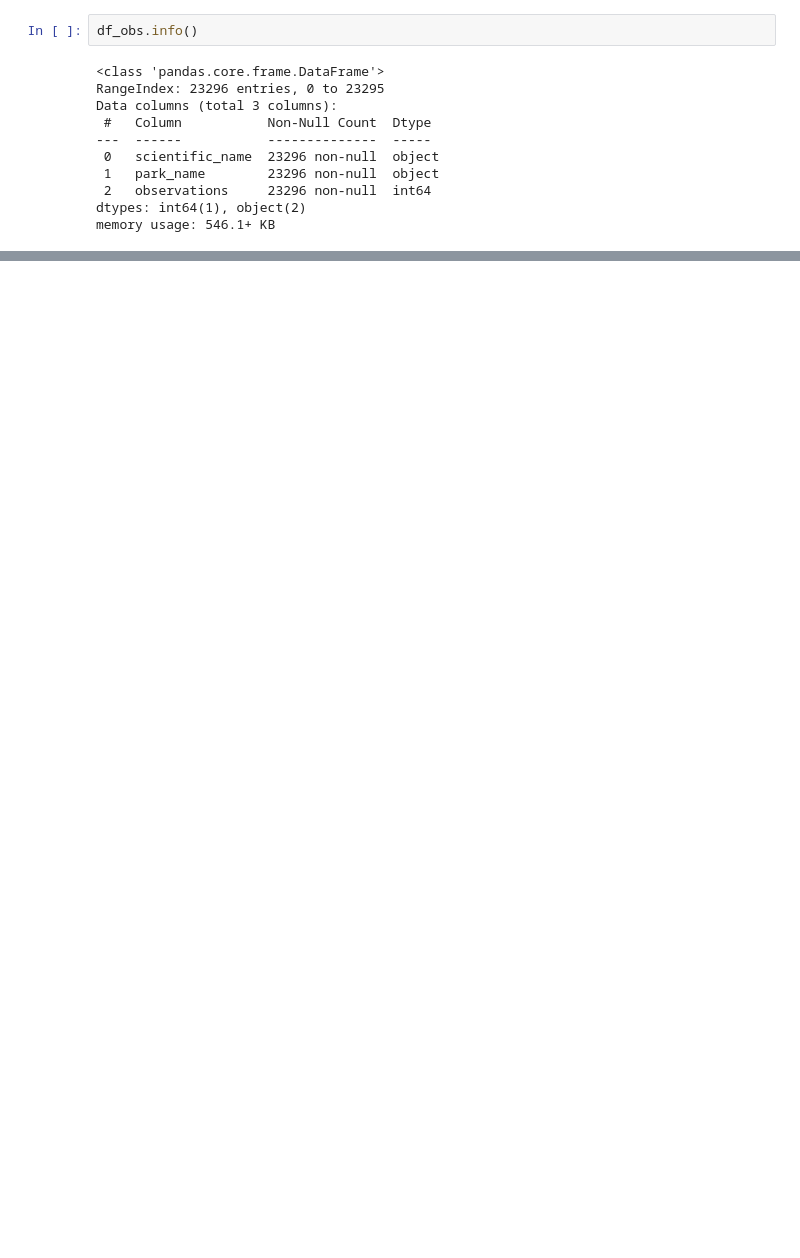
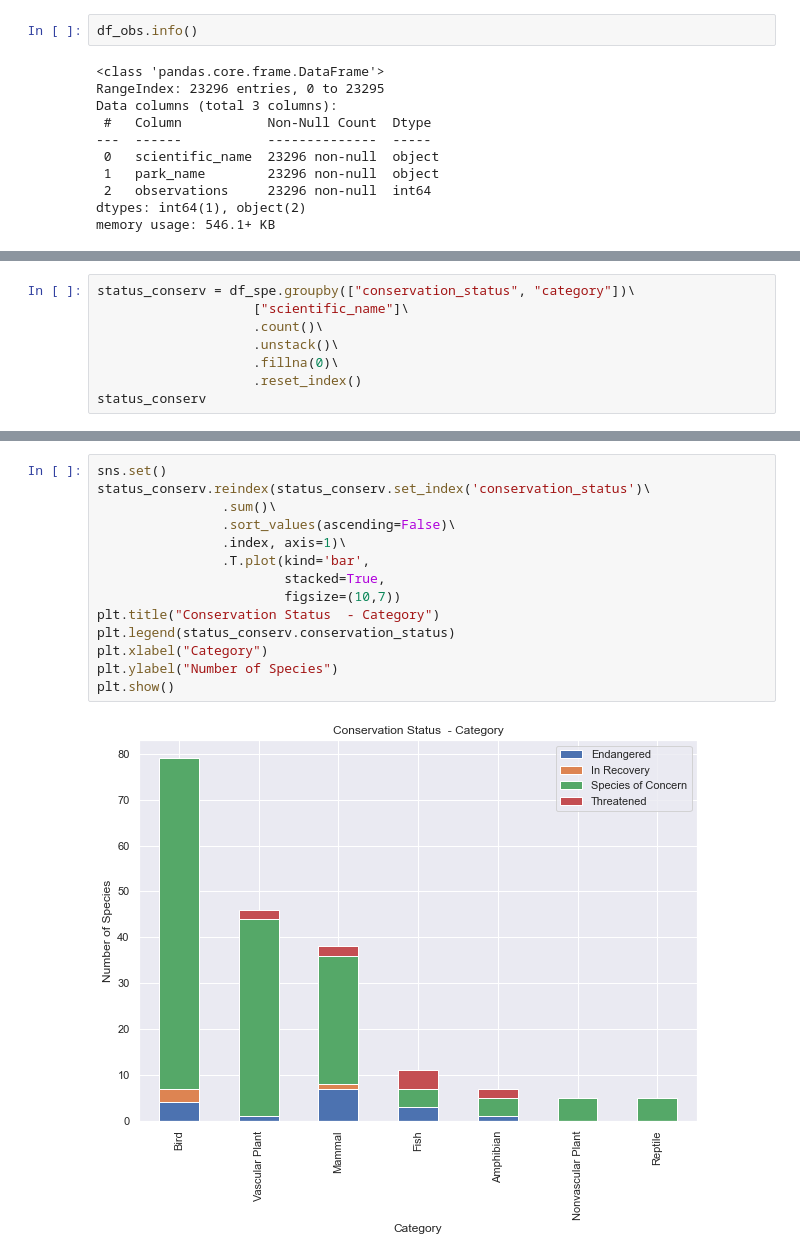
Before and after one commit to lep511/Portfolio-biodiversity, a Jupyter notebook: biodiversity.ipynb, the cells around one changed output, grey strips where cells are left out. Drawn from its saved outputs; the diff is of its cells as text; blank space fills up the shorter version.

```diff
--- a/biodiversity.ipynb
+++ b/biodiversity.ipynb
@@ -126,0 +143,8 @@ plt.show()
+# %%
+status_conserv = df_spe.groupby(["conservation_status", "category"])\
+                    ["scientific_name"]\
+                    .count()\
+                    .unstack()\
+                    .fillna(0)\
+                    .reset_index()
+status_conserv
@@ -126,0 +157,16 @@ plt.show()
+# %%
+sns.set()
+status_conserv.reindex(status_conserv.set_index('conservation_status')\
+                .sum()\
+                .sort_values(ascending=False)\
+                .index, axis=1)\
+                .T.plot(kind='bar',
+                        stacked=True,
+                        figsize=(10,7))
+plt.title("Conservation Status  - Category")
+plt.legend(status_conserv.conservation_status)
+plt.xlabel("Category")
+plt.ylabel("Number of Species")
+plt.show()
+# %% [output]
+[figure, added]
```
Also changed, not shown: parts of 23 cells of this notebook.
